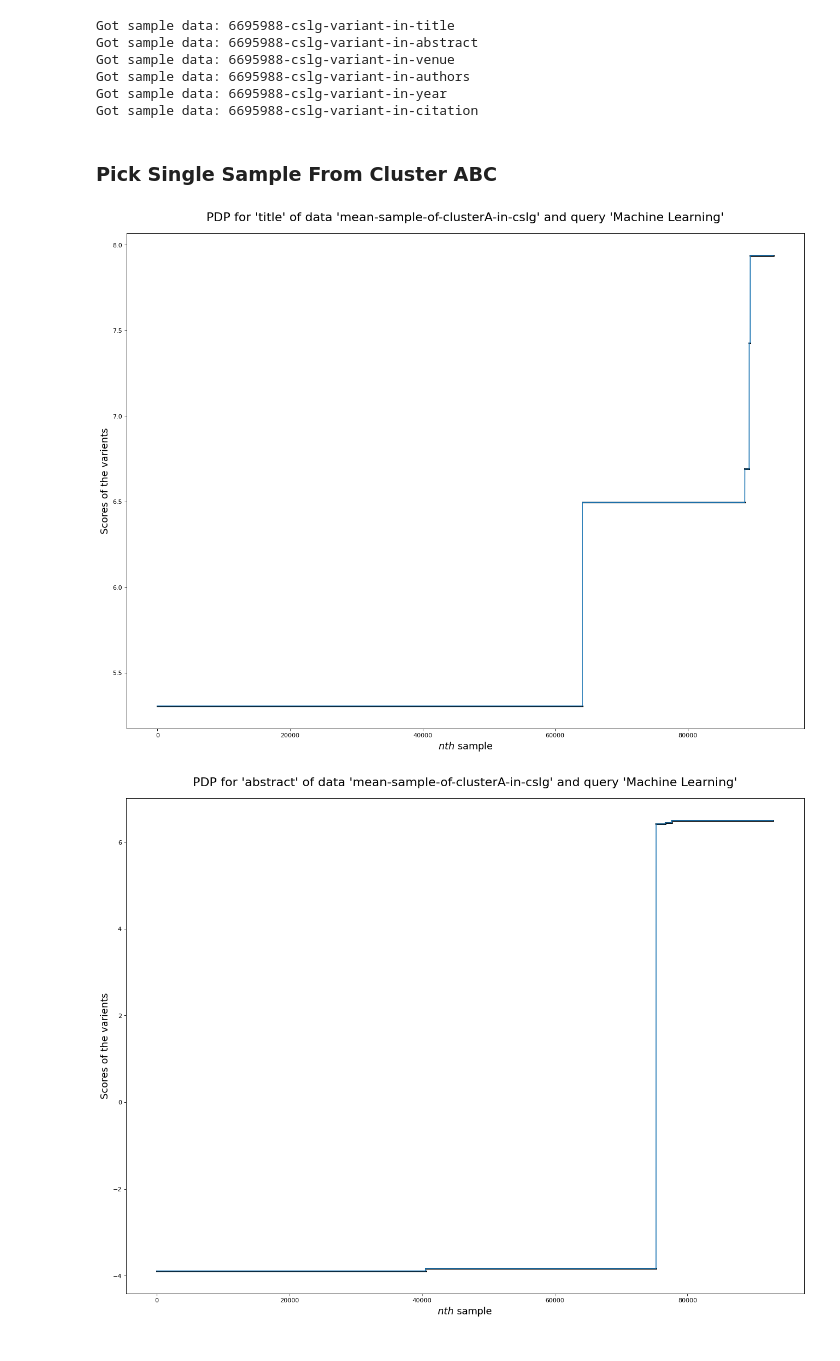
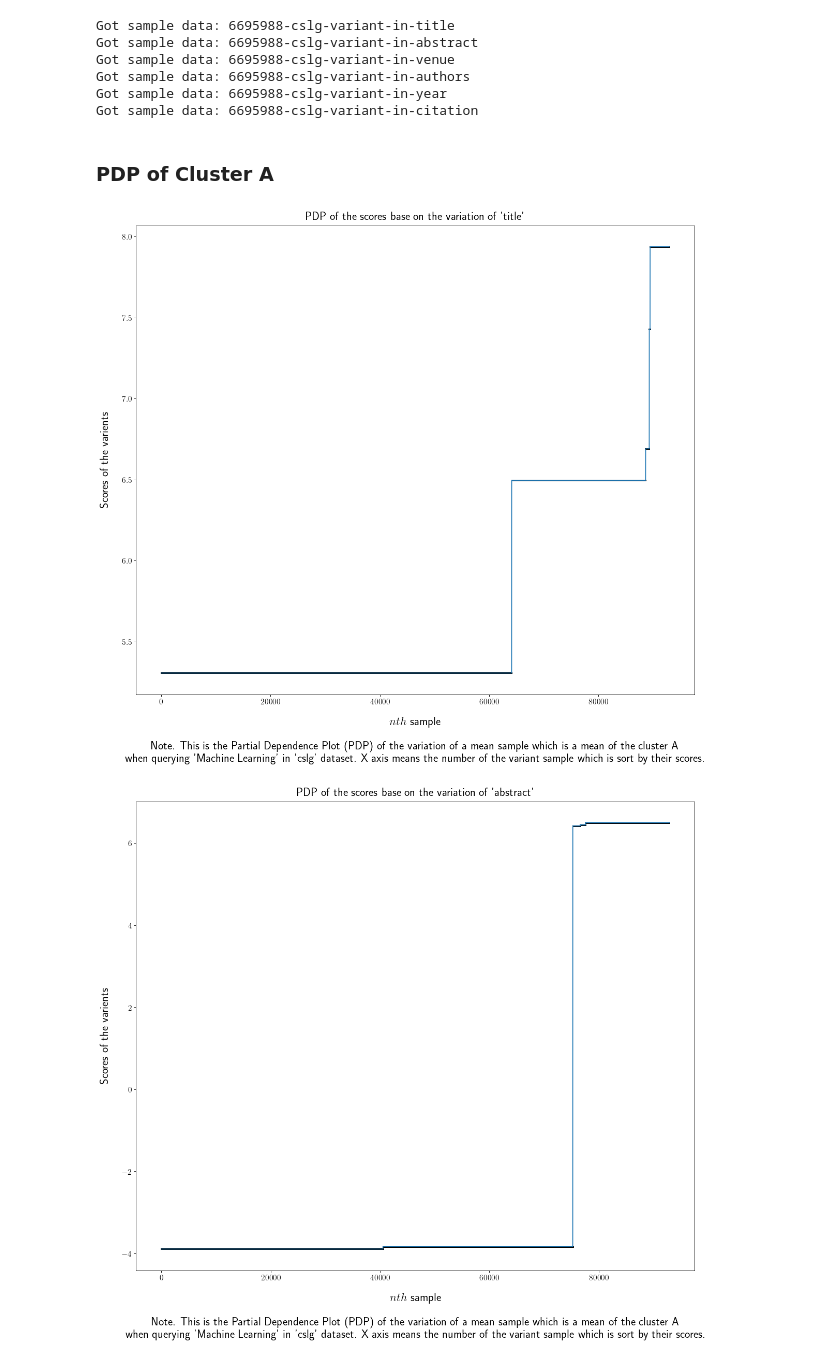
Before and after one commit to youyinnn/s2search, a Jupyter notebook: pipelining/exp9/exp9_cslg_clusterA_variant.ipynb, the cells around one changed output. Saved outputs shown, nothing was run; the diff lists cells and outputs as text; code cells hidden in the pictures.

Commit message:
exp9 plot refinement;

```diff
--- a/pipelining/exp9/exp9_cslg_clusterA_variant.ipynb
+++ b/pipelining/exp9/exp9_cslg_clusterA_variant.ipynb
@@ -63,13 +63,12 @@ Got sample data: 6695988-cslg-variant-in-authors
 Got sample data: 6695988-cslg-variant-in-year
 Got sample data: 6695988-cslg-variant-in-citation
 # %% [markdown]
-### Pick Single Sample From Cluster ABC
+### PDP of Cluster A
 # %%
 import matplotlib.pyplot as plt
 
-def plot_pdp(x, y, xlabel, ylabel, sample_name, feature_name):
+def plot_pdp(x, y, xlabel, ylabel, sample_name, feature_name, caption=''):
   plt.figure(figsize=(20, 15), dpi=80)
-
   plt.scatter(
     x,
     y,
@@ -79,11 +78,14 @@ def plot_pdp(x, y, xlabel, ylabel, sample_name, feature_name):
   )
   plt.plot(x, y)
 
-  plt.xlabel(xlabel, fontsize=16)
-  plt.ylabel(ylabel, fontsize=16)
-  plt.title(f'PDP for \'{feature_name}\' of data \'{sample_name}\' and query \'Machine Learning\'', fontsize=20, pad=20)
+  plt.xlabel( f'{xlabel}\n\n' + 'Note. ' + caption, fontsize=20, labelpad=20)
+  plt.ylabel(ylabel, fontsize=20, labelpad=20)
+  plt.title(f'PDP of the scores base on the variation of \'{feature_name}\'', fontsize=20, pad=10)
+  plt.xticks(fontsize=14)
+  plt.yticks(fontsize=14)
+  plt.subplots_adjust(right=0.8)
 
-  plt.savefig(os.path.join('.', 'plot', f'{sample_name}-{feature_name}.png'), facecolor='white', transparent=False)
+  plt.savefig(os.path.join('.', 'plot', f'{sample_name}-{feature_name}.png'), facecolor='white', transparent=False, bbox_inches='tight')
   plt.show()
 
 plot_pdp(
@@ -92,7 +94,9 @@ plot_pdp(
   "$nth$ sample",
   "Scores of the varients",
   "mean-sample-of-clusterA-in-cslg",
-  'title'
+  'title',
+  "This is the Partial Dependence Plot (PDP) of the variation of a mean sample which is a mean of the cluster A \n" +
+  "when querying 'Machine Learning' in 'cslg' dataset. X axis means the number of the variant sample which is sort by their scores."
 )
 
 plot_pdp(
@@ -101,44 +105,54 @@ plot_pdp(
   "$nth$ sample",
   "Scores of the varients",
   "mean-sample-of-clusterA-in-cslg",
-  'abstract'
+  'abstract',
+  "This is the Partial Dependence Plot (PDP) of the variation of a mean sample which is a mean of the cluster A \n " +
+  "when querying 'Machine Learning' in 'cslg' dataset. X axis means the number of the variant sample which is sort by their scores."
 )
 
 plot_pdp(
   list(range(len(map['venue']['origin']))),
   np.sort(map['venue']['origin']),
   "$nth$ sample",
   "Scores of the varients",
   "mean-sample-of-clusterA-in-cslg",
-  'venue'
+  'venue',
+  "This is the Partial Dependence Plot (PDP) of the variation of a mean sample which is a mean of the cluster A \n " +
+  "when querying 'Machine Learning' in 'cslg' dataset. X axis means the number of the variant sample which is sort by their scores."
 )
 
 plot_pdp(
   list(range(len(map['authors']['origin']))),
   np.sort(map['authors']['origin']),
   "$nth$ sample",
   "Scores of the varients",
   "mean-sample-of-clusterA-in-cslg",
-  'authors'
+  'authors',
+  "This is the Partial Dependence Plot (PDP) of the variation of a mean sample which is a mean of the cluster A \n " +
+  "when querying 'Machine Learning' in 'cslg' dataset. X axis means the number of the variant sample which is sort by their scores."
 )
 
 plot_pdp(
   list(range(1990, 2025)),
   map['year']['origin'][1990:2025],
-  "$nth$ sample",
+  "Years",
   "Scores of the varients",
   "mean-sample-of-clusterA-in-cslg",
-  'year'
+  'year',
+  "This is the Partial Dependence Plot (PDP) of the variation of a mean sample which is a mean of the cluster A \n " +
+  "when querying 'Machine Learning' in 'cslg' dataset. X axis means the variant year of the sample."
 )
 
 plot_pdp(
   list(range(10000)),
   map['citation']['origin'],
-  "$nth$ sample",
+  "Number of citations",
   "Scores of the varients",
   "mean-sample-of-clusterA-in-cslg",
-  'citation'
+  'citation',
+  "This is the Partial Dependence Plot (PDP) of the variation of a mean sample which is a mean of the cluster A \n " +
+  "when querying 'Machine Learning' in 'cslg' dataset. X axis means the variant number of citations of the sample."
 )
 # %% [output]
-[figure, old version]
+[figure, new version]
-[figure, old version]
+[figure, new version]
```
Also changed, not shown: parts of 2 cells of this notebook, 20 other files.
